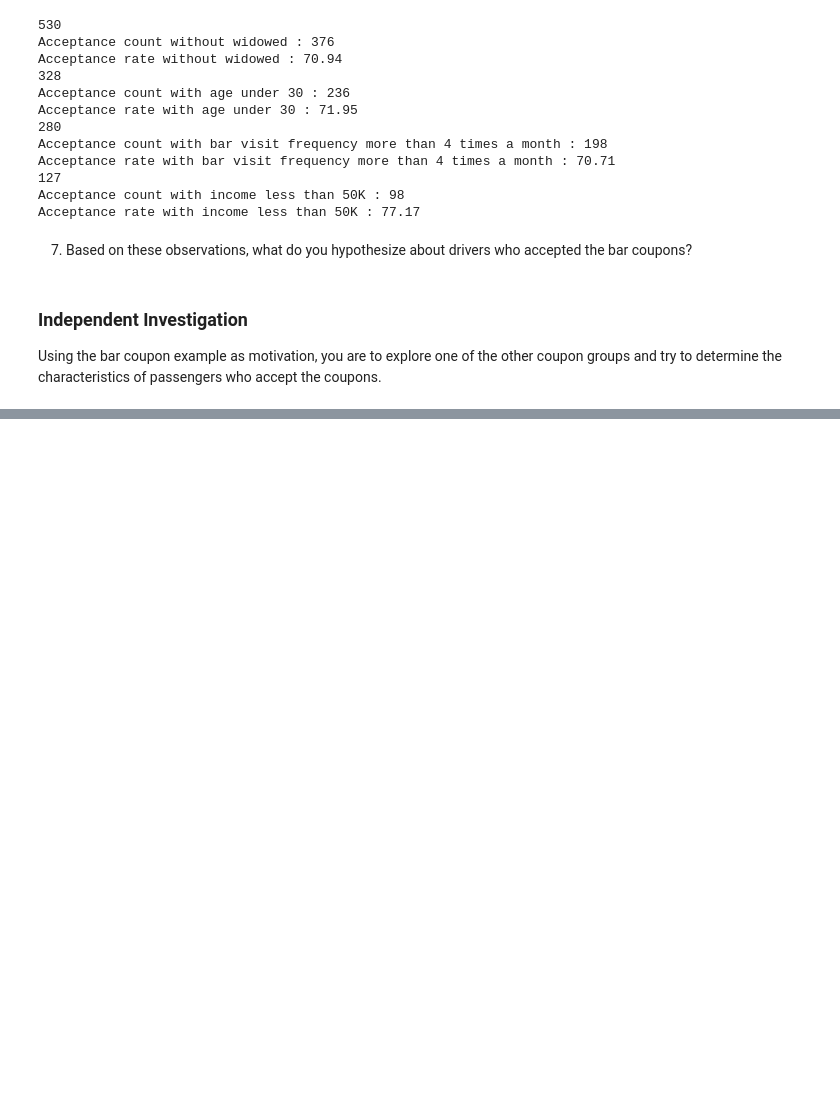
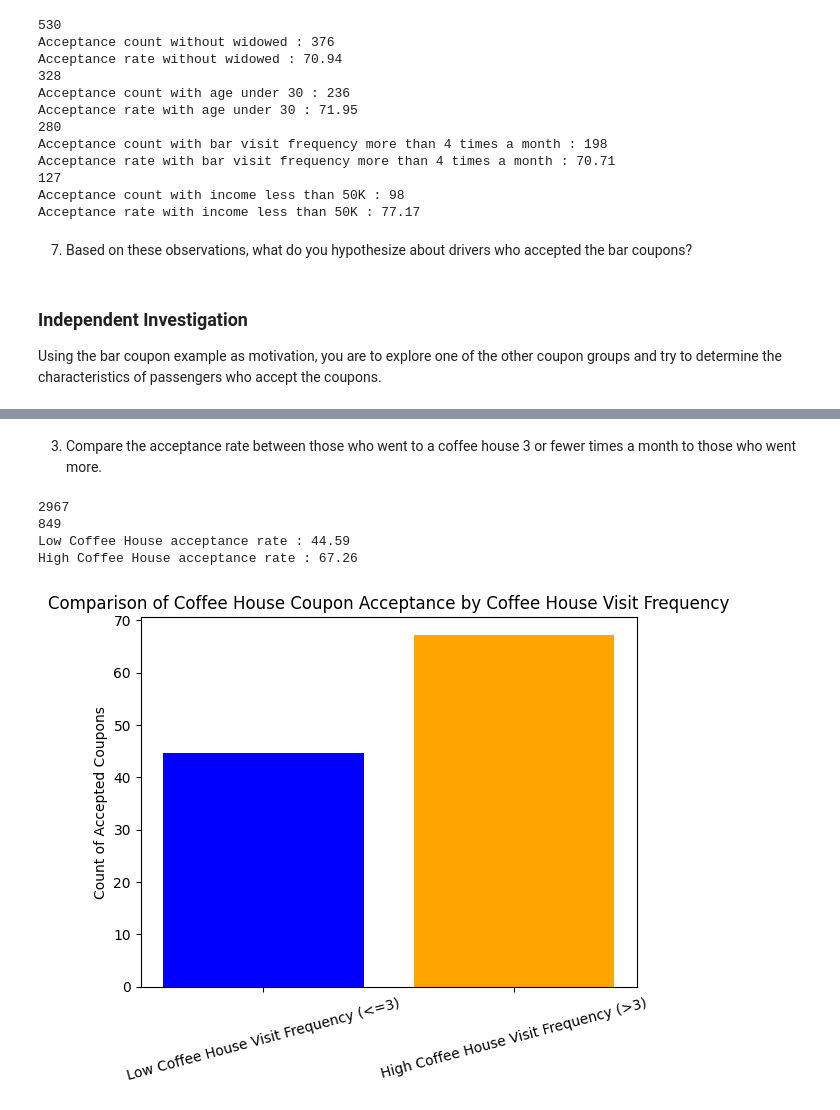
Before and after one commit to kapilsharma2411/assignment5_1_starter, a Jupyter notebook: PracticalAssignment-5_1.ipynb, the cells around one changed output, grey strips where cells are left out. Drawn from its saved outputs; the diff is of its cells as text; code cells hidden in the pictures; blank space fills up the shorter version.

```diff
--- a/PracticalAssignment-5_1.ipynb
+++ b/PracticalAssignment-5_1.ipynb
@@ -364,0 +399,30 @@ Using the bar coupon example as motivation, you are to explore one of the other
+# %% [markdown]
+3. Compare the acceptance rate between those who went to a coffee house 3 or fewer times a month to those who went more.
+# %%
+low_ch = dfCoffeeHouse[(dfCoffeeHouse['CoffeeHouse'] <= 3)]
+high_ch = dfCoffeeHouse[(dfCoffeeHouse['CoffeeHouse'] > 3)]
+print(len(low_ch))#Total of 1720 entries with low Coffee House visit frequency
+print(len(high_ch))#Total of 193 entries with high Coffee House visit frequency
+low_ch_acceptance = len(low_ch[(low_ch['Y'] == 1)])/len(low_ch) *100
+high_ch_acceptance = len(high_ch[(high_ch['Y'] == 1)])/len(high_ch) *100
+print("Low Coffee House acceptance rate : " + str(round(low_ch_acceptance, 2)))
+print("High Coffee House acceptance rate : " + str(round(high_ch_acceptance, 2)))
+
+
+counts = [low_ch_acceptance, high_ch_acceptance]
+labels = ['Low Coffee House Visit Frequency (<=3)', 'High Coffee House Visit Frequency (>3)']
+
+#Plot bar chart
+plt.bar(labels, counts, color=['blue', 'orange'])
+plt.ylabel('Count of Accepted Coupons')
+plt.xticks(rotation=15)
+plt.title('Comparison of Coffee House Coupon Acceptance by Coffee House Visit Frequency')
+plt.show()
+
+#It is clear from below bar chart that people with high coffee house visit frequency are more likely to accept Coffee House coupons.
+# %% [output]
+2967
+849
+Low Coffee House acceptance rate : 44.59
+High Coffee House acceptance rate : 67.26
+[figure, added]
```
Also changed, not shown: parts of 9 cells of this notebook.
